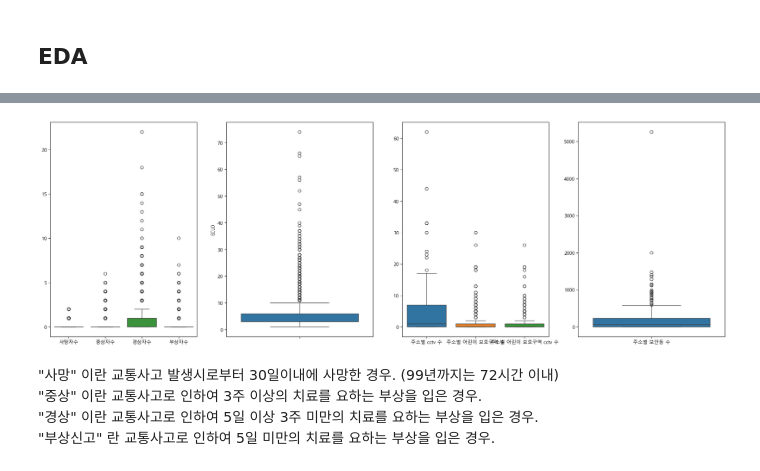
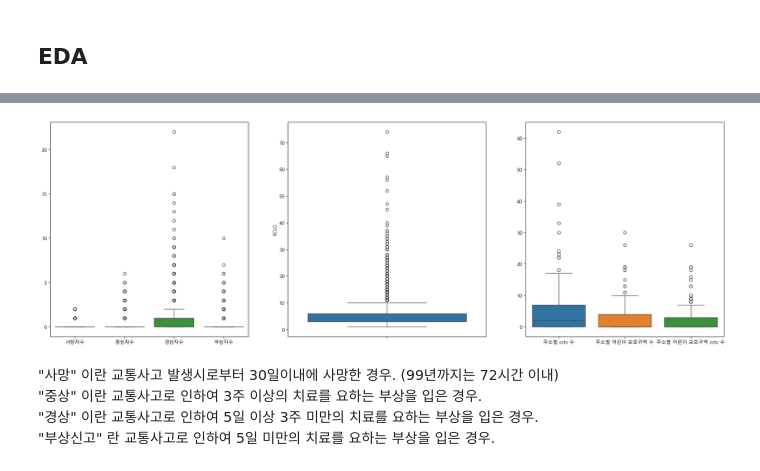
Before and after one commit to nyeokinyeoki/dacon_accident, a Jupyter notebook: accident.ipynb, the cells around one changed output, grey strips where cells are left out. Drawn from its saved outputs; the diff is of its cells as text; code cells hidden in the pictures.

```diff
--- a/accident.ipynb
+++ b/accident.ipynb
@@ -674,10 +616,10 @@ gb_light
 # %%
 # 데이터 합치기
 
-gbList = ["cctv", "child_dr", "light"]
+gbList = ["cctv", "child_dr"]
 
 # cnt = 1
-for i in range(3) :
+for i in range(2) :
     # print(cnt)
 
     if i == 0 :
@@ -687,7 +629,7 @@ for i in range(3) :
 
     # cnt+=1
 
-df_train_join.drop(["주소_수정", "주소_수정_x", "주소_수정_y"], axis=1, inplace=True)
+df_train_join.drop(["주소_수정_x","주소_수정_y"], axis=1, inplace=True)
 
 df_train_join.info()
 # %% [output]
@@ -770,7 +715,7 @@ dtype: int64
 # %%
 # int 타입으로 변경
 
-df_train_join[['사망자수','중상자수','경상자수','부상자수','ECLO','주소별 cctv 수','주소별 어린이 보호구역 수','주소별 어린이 보호구역 cctv 수','주소별 보안등 수']] = df_train_join[['사망자수','중상자수','경상자수','부상자수','ECLO','주소별 cctv 수','주소별 어린이 보호구역 수','주소별 어린이 보호구역 cctv 수','주소별 보안등 수']].astype(int)
+df_train_join[['사망자수','중상자수','경상자수','부상자수','ECLO','주소별 cctv 수','주소별 어린이 보호구역 수','주소별 어린이 보호구역 cctv 수']] = df_train_join[['사망자수','중상자수','경상자수','부상자수','ECLO','주소별 cctv 수','주소별 어린이 보호구역 수','주소별 어린이 보호구역 cctv 수']].astype(int)
 
 df_train_join.dtypes
 # %% [output]
@@ -808,20 +753,18 @@ df_train_join.describe()
 # %%
 # 숫자 컬럼의 box-plot
 
-fig, axes = plt.subplots(figsize=(25,8), nrows=1, ncols=4)
+fig, axes = plt.subplots(figsize=(25,8), nrows=1, ncols=3)
 plt.rcParams["font.family"] = "Malgun Gothic"
 plt.rcParams["axes.unicode_minus"] = False
 
-add_infra = df_train_join.groupby("시군구")[["주소별 cctv 수", "주소별 어린이 보호구역 수",'주소별 어린이 보호구역 cctv 수','주소별 보안등 수']].mean()
+add_infra = df_train_join.groupby("시군구")[["주소별 cctv 수", "주소별 어린이 보호구역 수",'주소별 어린이 보호구역 cctv 수']].mean()
 
 sns.boxplot(df_train_join.select_dtypes("number").iloc[:,0:4], ax=axes[0])
 sns.boxplot(df_train_join.select_dtypes("number").iloc[:,4], ax=axes[1])
 sns.boxplot(add_infra[["주소별 cctv 수", "주소별 어린이 보호구역 수",'주소별 어린이 보호구역 cctv 수']], ax=axes[2])
-sns.boxplot(add_infra[['주소별 보안등 수']], ax=axes[3])
-
 plt.show()
 # %% [output]
-[figure, old version]
+[figure, new version]
 # %% [markdown]
 "사망" 이란 교통사고 발생시로부터 30일이내에 사망한 경우. (99년까지는 72시간 이내)
 "중상" 이란 교통사고로 인하여 3주 이상의 치료를 요하는 부상을 입은 경우.
```
Also changed, not shown: parts of 33 cells of this notebook.
